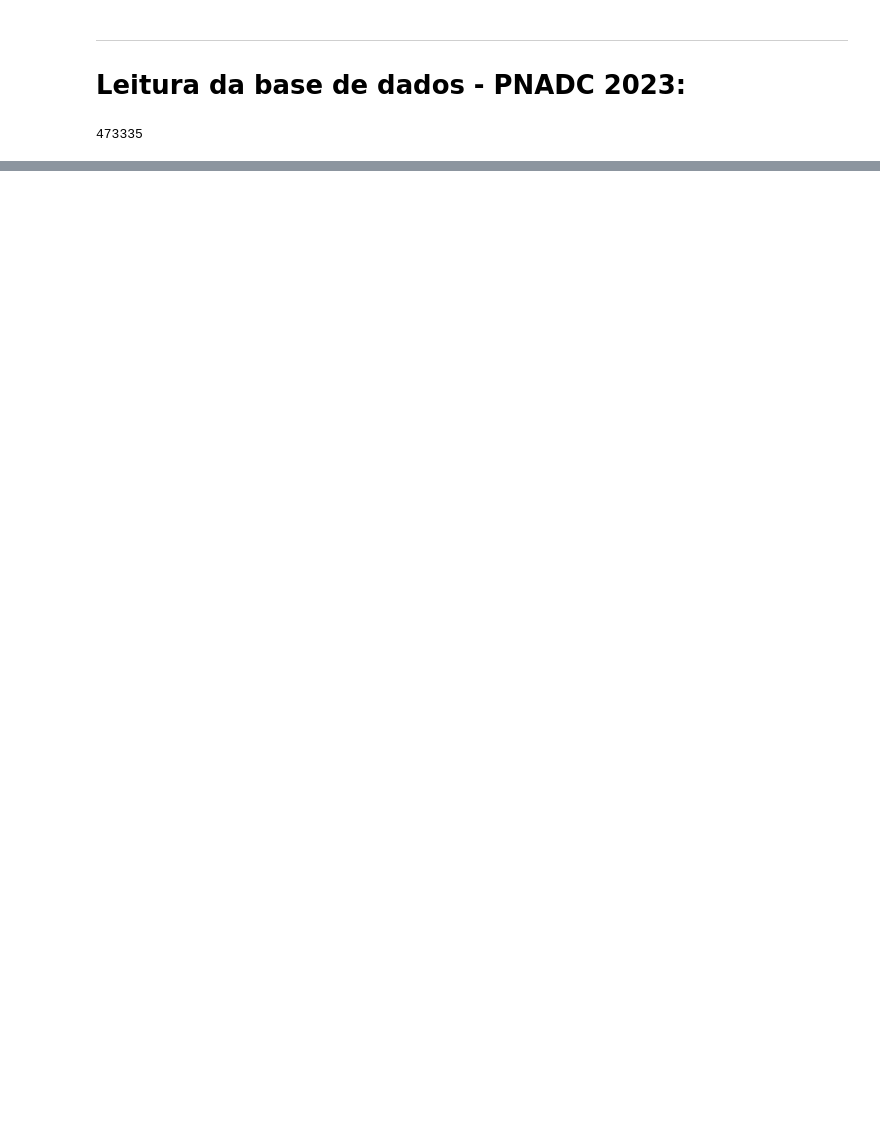
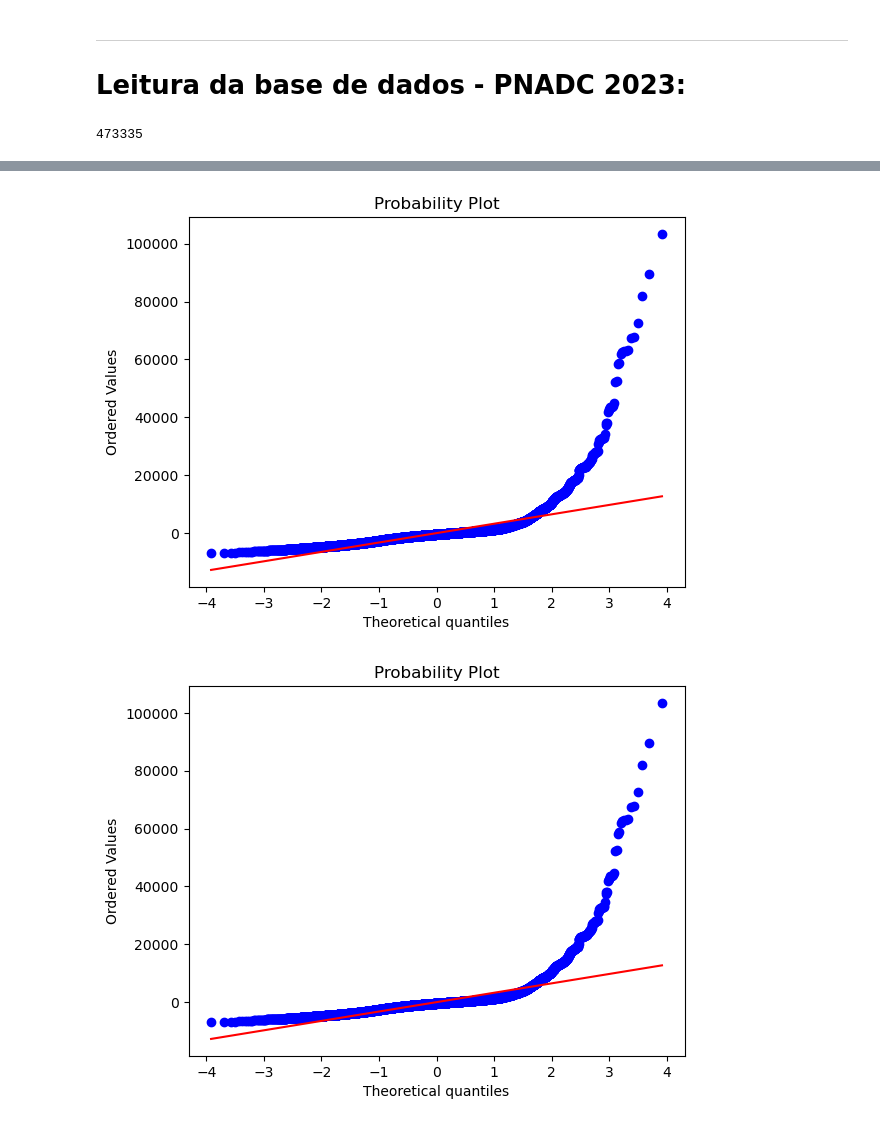
Before and after one commit to leomccormick/projeto3_CDados, a Jupyter notebook: Projeto_3.ipynb, the cells around one changed output, grey strips where cells are left out. Cells and saved outputs as stored; diff of their text form; code cells hidden in the pictures; blank space fills up the shorter version.

Commit message:
X com variaveis relevantes

```diff
--- a/Projeto_3.ipynb
+++ b/Projeto_3.ipynb
@@ -141,3 +120,0 @@ df['Instrucao'] = pd.Categorical(df['Instrucao'], categories=[
-# %%
-df = df.loc[(df['Idade'] >= 18) & (df['Idade'] < 62)].dropna(subset=['Salario'])
-df
@@ -183,0 +168,9 @@ KeyError: ''
+# %%
+# Filtre o DataFrame para manter apenas as categorias com contagem maior que zero
+target = target[(target['Estado'].notna()) & (target['AreaRes'].notna()) & (target['Instrucao'].notna())]
+target['Estado'] = target['Estado'].cat.remove_unused_categories()
+target['AreaRes'] = target['AreaRes'].cat.remove_unused_categories()
+target['Instrucao'] = target['Instrucao'].cat.remove_unused_categories()
+
+# Verifique as categorias restantes
+print(target['Estado'].cat.categories)
@@ -183,0 +181,16 @@ KeyError: ''
+# %%
+df_dummies = pd.get_dummies(target, dtype=int)
+colunas_dummies = df_dummies.columns.tolist()
+colunas_dummies.remove('Salario')
+
+Y = df_dummies['Salario']
+X = df_dummies[colunas_dummies]
+df_dummies
+
+# Ajustar o modelo de regressão
+modelo = sm.OLS(Y, X).fit()
+
+# Exibir os resultados
+modelo.summary()
+
+X
@@ -183,0 +249,7 @@ KeyError: ''
+# %%
+from funcao import regress, pega_variaveis
+
+X_final = pega_variaveis(Y, X, 0.1)
+results = regress(Y, X_final)
+
+X_final
@@ -183,0 +270,11 @@ KeyError: ''
+# %%
+results = regress(Y, X)
+stats.probplot(results.resid, dist='norm', plot=plt)
+plt.show()
+
+results = regress(Y, X_final)
+stats.probplot(results.resid, dist='norm', plot=plt)
+plt.show()
+# %% [output]
+[figure, added]
+[figure, added]
```
Also changed, not shown: parts of 15 cells of this notebook, 4 other files.
